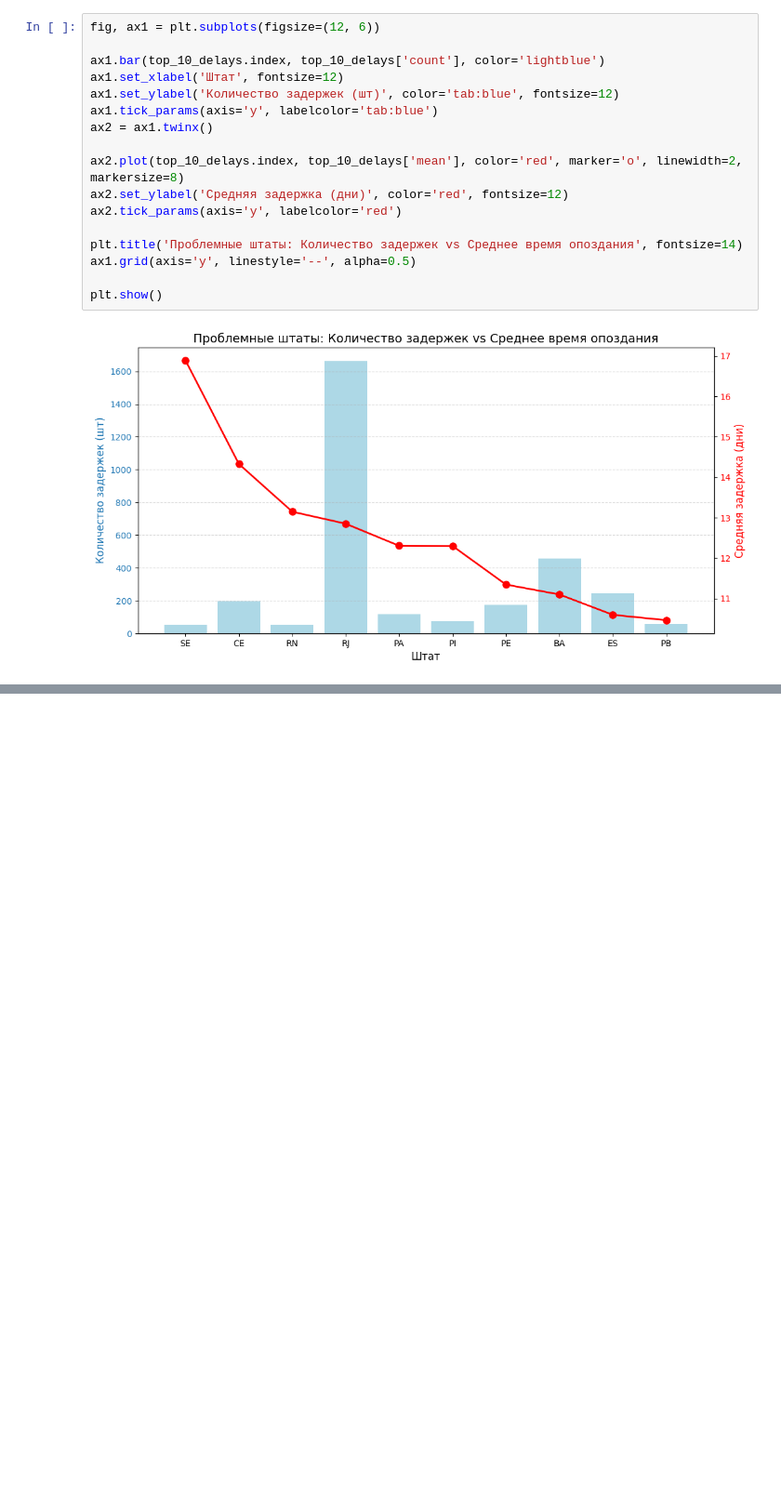
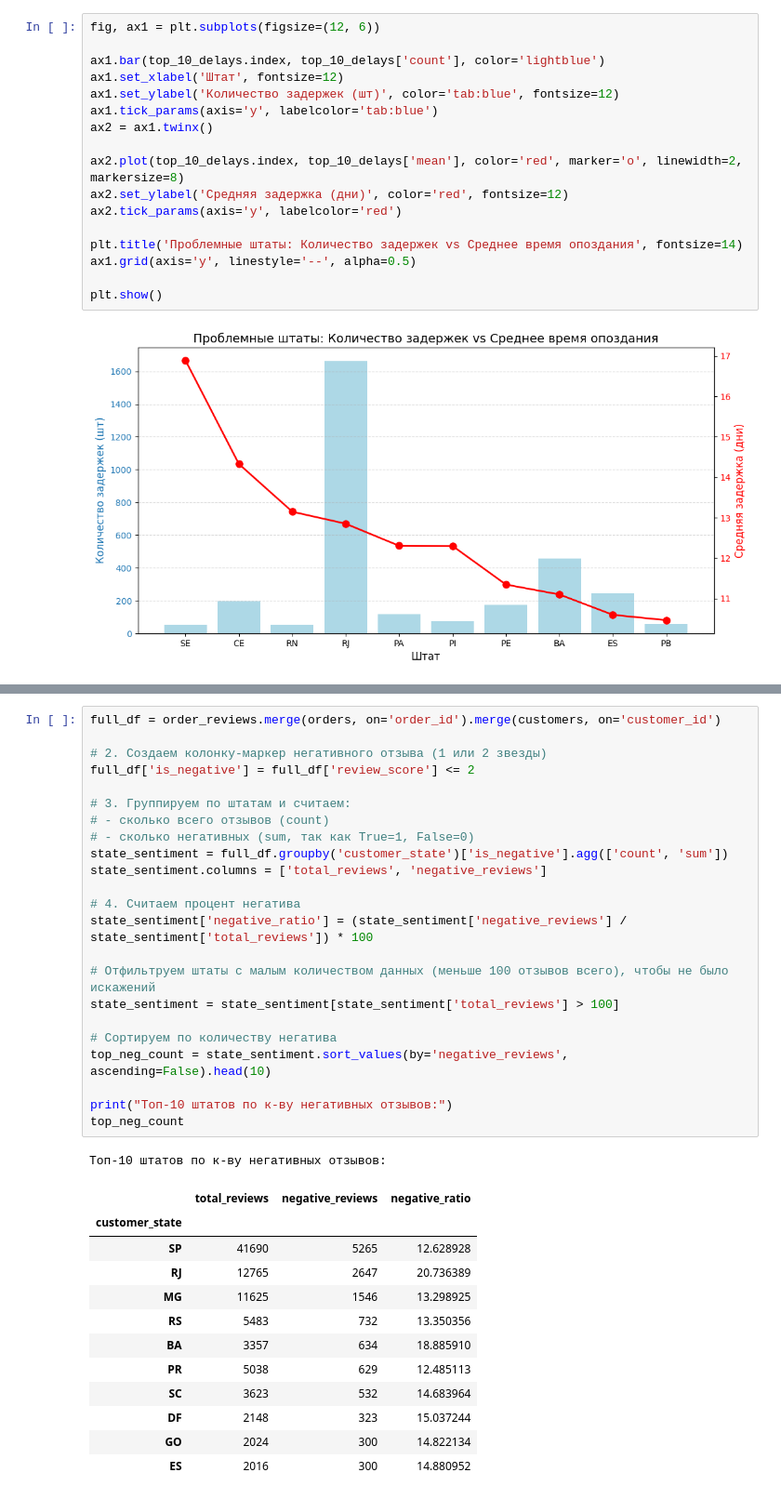
Before and after one commit to aliakseizvertouski/olist, a Jupyter notebook: olist_draft.ipynb, the cells around one changed output, grey strips where cells are left out. Shown at 93% size. Saved outputs shown, nothing was run; the diff lists cells and outputs as text; blank space fills up the shorter version.

```diff
--- a/olist_draft.ipynb
+++ b/olist_draft.ipynb
@@ -259,0 +333,37 @@ plt.show()
+# %%
+full_df = order_reviews.merge(orders, on='order_id').merge(customers, on='customer_id')
+
+# 2. Создаем колонку-маркер негативного отзыва (1 или 2 звезды)
+full_df['is_negative'] = full_df['review_score'] <= 2
+
+# 3. Группируем по штатам и считаем:
+# - сколько всего отзывов (count)
+# - сколько негативных (sum, так как True=1, False=0)
+state_sentiment = full_df.groupby('customer_state')['is_negative'].agg(['count', 'sum'])
+state_sentiment.columns = ['total_reviews', 'negative_reviews']
+
+# 4. Считаем процент негатива
+state_sentiment['negative_ratio'] = (state_sentiment['negative_reviews'] / state_sentiment['total_reviews']) * 100
+
+# Отфильтруем штаты с малым количеством данных (меньше 100 отзывов всего), чтобы не было искажений
+state_sentiment = state_sentiment[state_sentiment['total_reviews'] > 100]
+
+# Сортируем по количеству негатива
+top_neg_count = state_sentiment.sort_values(by='negative_reviews', ascending=False).head(10)
+
+print("Топ-10 штатов по к-ву негативных отзывов:")
+top_neg_count
+# %% [output]
+Топ-10 штатов по к-ву негативных отзывов:
+|  | total_reviews | negative_reviews | negative_ratio |
+| customer_state |  |  |  |
+| SP | 41690 | 5265 | 12.628928 |
+| RJ | 12765 | 2647 | 20.736389 |
+| MG | 11625 | 1546 | 13.298925 |
+| RS | 5483 | 732 | 13.350356 |
+| BA | 3357 | 634 | 18.885910 |
+| PR | 5038 | 629 | 12.485113 |
+| SC | 3623 | 532 | 14.683964 |
+| DF | 2148 | 323 | 15.037244 |
+| GO | 2024 | 300 | 14.822134 |
+| ES | 2016 | 300 | 14.880952 |
```
Also changed, not shown: parts of 9 cells of this notebook.
